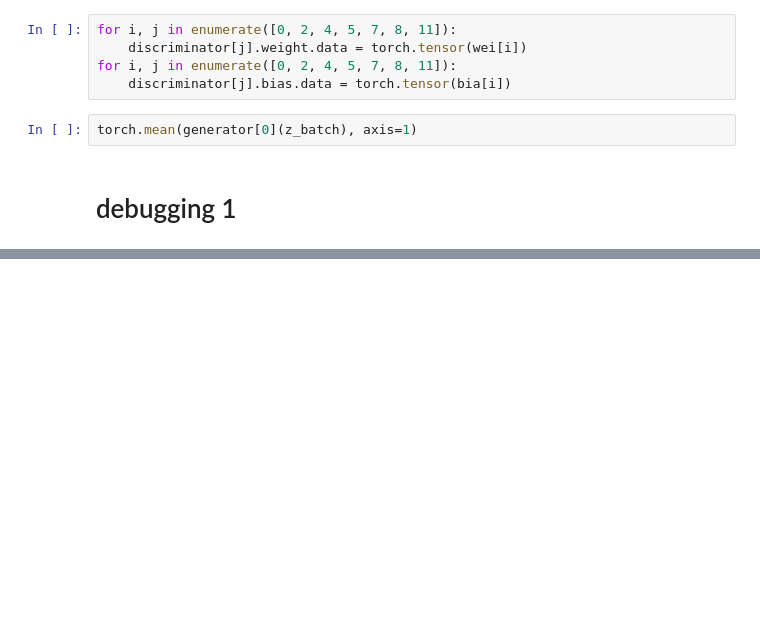
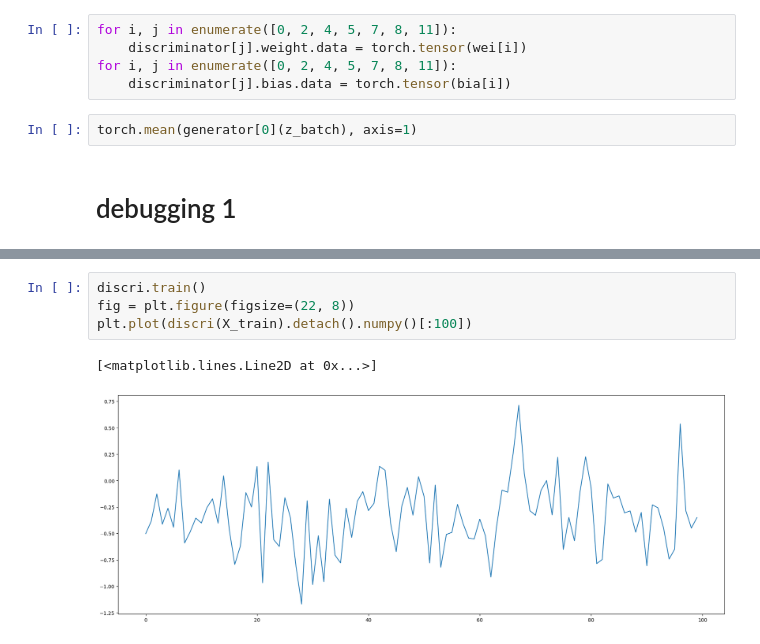
Before and after one commit to Vinimoga/tcgan, a Jupyter notebook: tcgan-note.ipynb, the cells around one changed output, grey strips where cells are left out. Drawn from its saved outputs; the diff is of its cells as text; blank space fills up the shorter version.

```diff
--- a/tcgan-note.ipynb
+++ b/tcgan-note.ipynb
@@ -483,0 +636,7 @@ tensor([-0.8860,  0.5890,  0.2683, -0.0856,  0.3530,  0.2929,  0.5715,  0.1622,
+# %%
+discri.train()
+fig = plt.figure(figsize=(22, 8))
+plt.plot(discri(X_train).detach().numpy()[:100])
+# %% [output]
+[<matplotlib.lines.Line2D at 0x...>]
+[figure, added]
```
Also changed, not shown: parts of 26 cells of this notebook.
